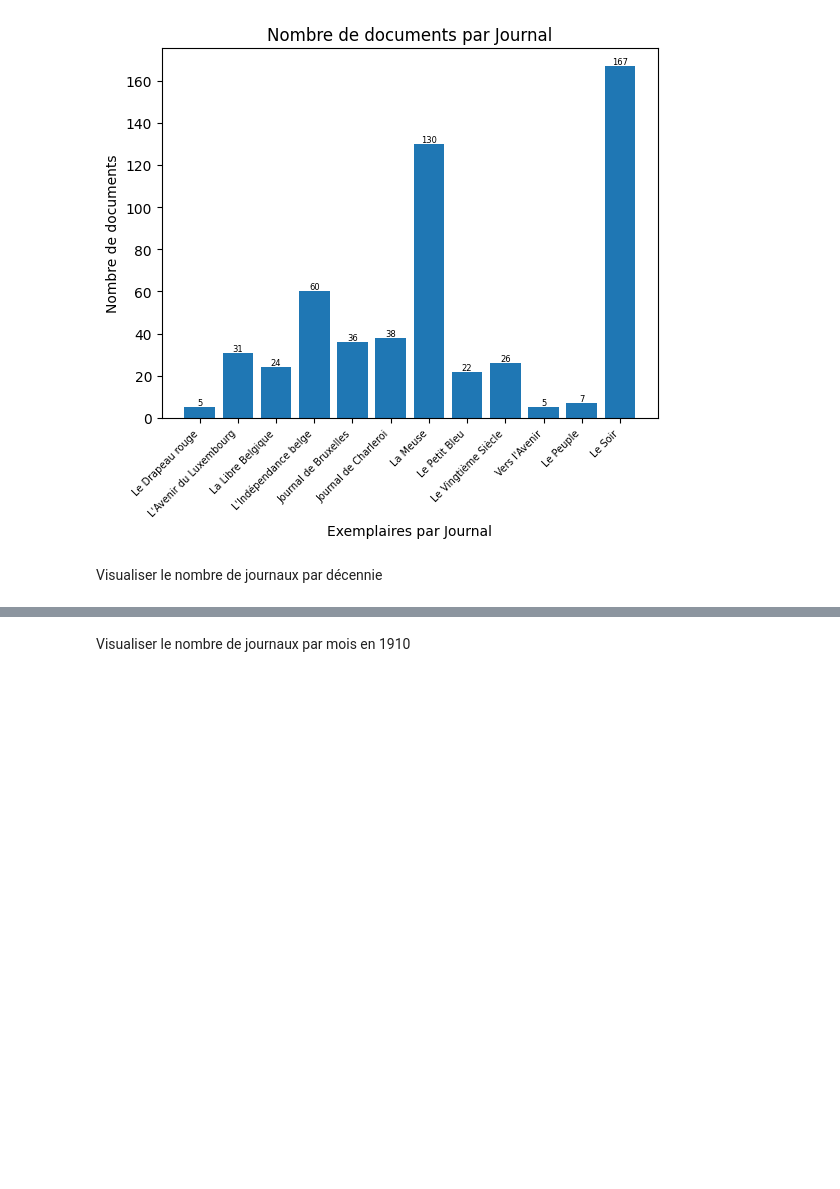
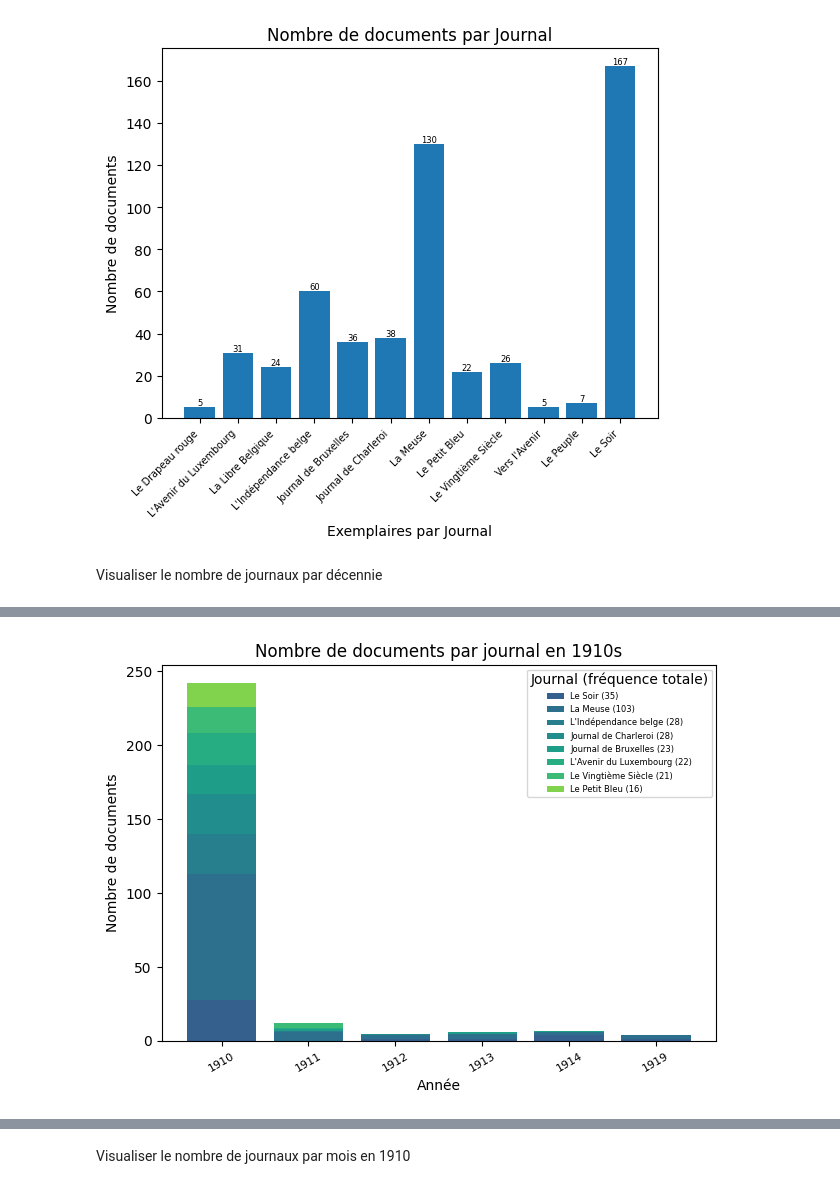
Before and after one commit to CasiaLogan/tac, a Jupyter notebook: tps/tp4/preparer_halley.ipynb, the cells around one changed output, grey strips where cells are left out. Saved outputs shown, nothing was run; the diff lists cells and outputs as text; code cells hidden in the pictures; blank space fills up the shorter version.

```diff
--- a/tps/tp4/preparer_halley.ipynb
+++ b/tps/tp4/preparer_halley.ipynb
@@ -33,6 +33,7 @@ day = date_split[2]
 count_decade = defaultdict(int)
 count_month = defaultdict(int)
 count_day = defaultdict(int)
+count_year = defaultdict(int)
 count_newspapers = defaultdict(int)
 date_newspaper_count = defaultdict(lambda: defaultdict(int)) # Nested dictionary to count by day and newspaper
 covered_years = set()
@@ -54,6 +55,7 @@ for f in files:
         count_newspapers[newspaper] += 1
         count_month[month] += 1
         count_day[day] += 1
+        count_year[year] += 1
         date_newspaper_count[(year, month, day)][newspaper] += 1 # Increment count for specific day and newspaper
 
     else:
@@ -187,15 +205,3 @@ plt.show()
 [figure]
 # %% [markdown]
 Visualiser le nombre de journaux par décennie
-# %%
-# Create decade-newspaper mapping
-decade_newspaper_count = defaultdict(lambda: defaultdict(int))
-for (year, month, day), newspaper_data in date_newspaper_count.items():
-    decade = year[:3] + "0s"
-    for newspaper, count in newspaper_data.items():
-        decade_newspaper_count[decade][newspaper] += count
-
-# Use the shared function
-decades = list(sorted_decades.keys())
-create_stacked_bar_chart(decade_newspaper_count, decades,
-                         'Décennie', 'Nombre de documents par décennie et par journal')
@@ -203,0 +208,16 @@ create_stacked_bar_chart(decade_newspaper_count, decades,
+# %%
+# Create decade-newspaper mapping for entire dataset
+decade_newspaper_count = defaultdict(lambda: defaultdict(int))
+
+for (year, month, day), newspaper_data in date_newspaper_count.items():
+    decade = f"{(int(year) // 10) * 10}s"  # Integer division to get decade
+
+    for newspaper, count in newspaper_data.items():
+        decade_newspaper_count[decade][newspaper] += count
+
+# Sort decades chronologically
+sorted_decades = sorted(decade_newspaper_count.keys(),
+                       key=lambda x: int(x.replace('s', '')))  # Remove 's' for sorting
+
+create_stacked_bar_chart(decade_newspaper_count, sorted_decades,
+                         'Décennie', 'Nombre de documents par décennie et par journal')
@@ -203,0 +226,16 @@ create_stacked_bar_chart(decade_newspaper_count, decades,
+# %%
+# Create year-newspaper mapping for 1910s
+passage_1910s= [str(year) for year in range(1910, 1920)] #In Python, range(start, stop) generates numbers from start up to but not including stop
+year_newspaper_count_1910s = defaultdict(lambda: defaultdict(int))
+
+for (year, month, day), newspaper_data in date_newspaper_count.items():
+    if year in passage_1910s:
+        for newspaper, count in newspaper_data.items():
+            year_newspaper_count_1910s[year][newspaper] += count
+
+# Use the shared function
+sorted_years = sorted(year_newspaper_count_1910s.keys(), key=int)
+create_stacked_bar_chart(year_newspaper_count_1910s, sorted_years,
+                         'Année', 'Nombre de documents par journal en 1910s')
+# %% [output]
+[figure, added]
```
Also changed, not shown: parts of 4 cells of this notebook, 4 other files.
